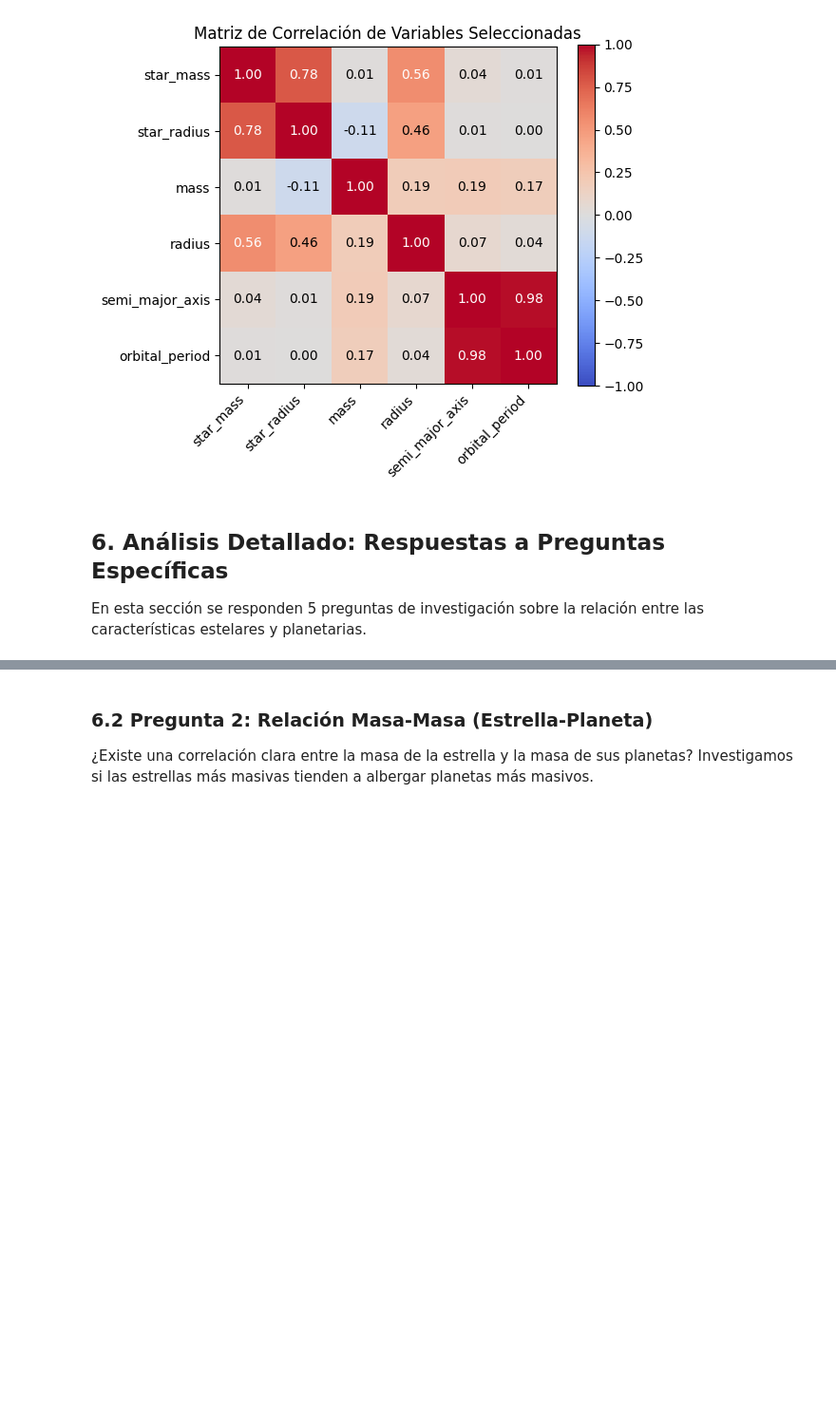
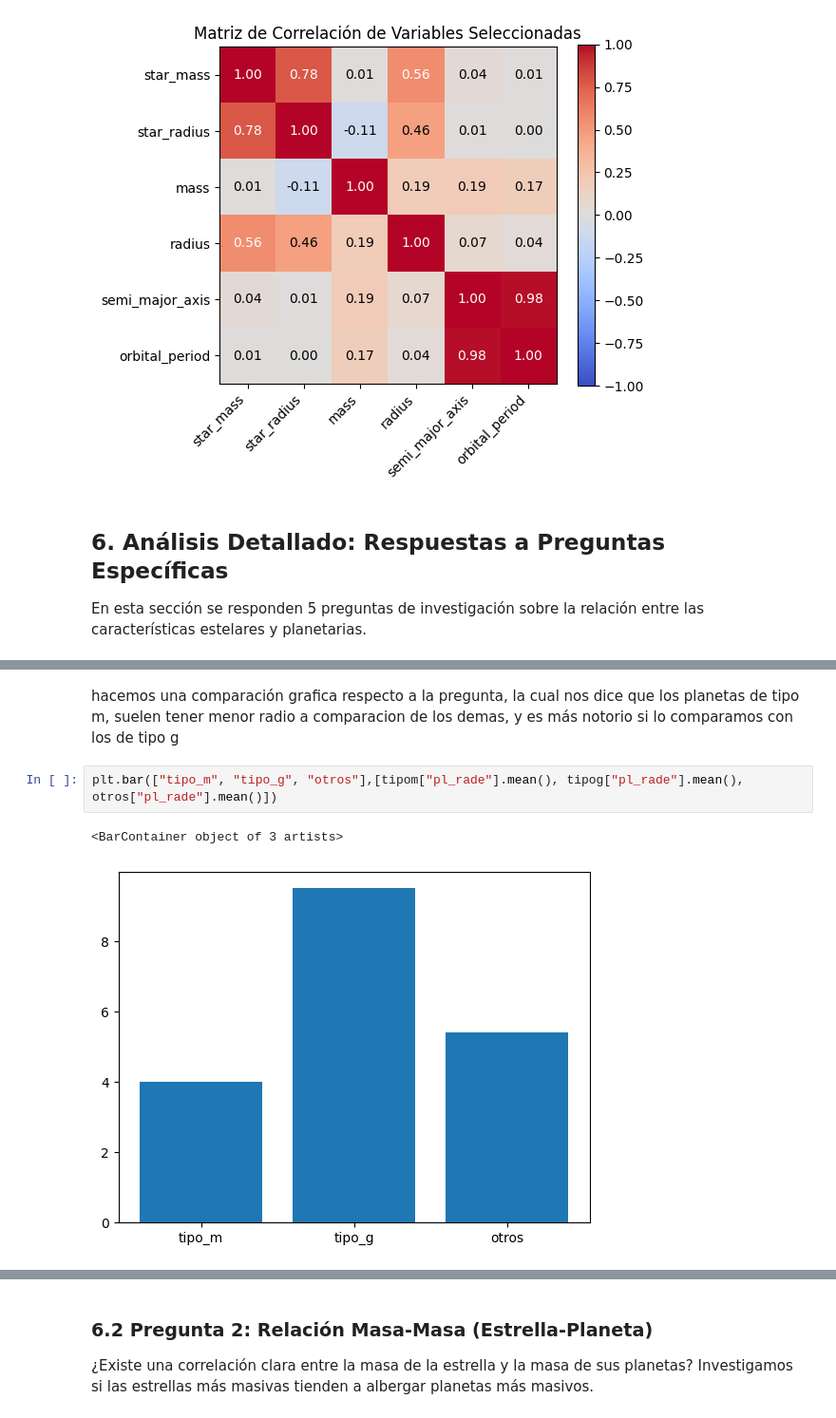
Before and after one commit to DaniFantasy/Proyecto-ciencia-de-datos, a Jupyter notebook: Preguntas/Exoplanet_EDA_Notebook.ipynb, the cells around one changed output, grey strips where cells are left out. Shown at 95% size. Saved outputs shown, nothing was run; the diff lists cells and outputs as text; blank space fills up the shorter version.

```diff
--- a/Preguntas/Exoplanet_EDA_Notebook.ipynb
+++ b/Preguntas/Exoplanet_EDA_Notebook.ipynb
@@ -372,0 +287,7 @@ Diferencia: Los planetas en estrellas M tienen un radio medio -2.4% menor que en
+# %% [markdown]
+hacemos una comparación grafica respecto a la pregunta, la cual nos dice que los planetas de tipo m, suelen tener menor radio a comparacion de los demas, y es más notorio si lo comparamos con los de tipo g
+# %%
+plt.bar(["tipo_m", "tipo_g", "otros"],[tipom["pl_rade"].mean(), tipog["pl_rade"].mean(), otros["pl_rade"].mean()])
+# %% [output]
+<BarContainer object of 3 artists>
+[figure, added]
```
Also changed, not shown: parts of 15 cells of this notebook.
